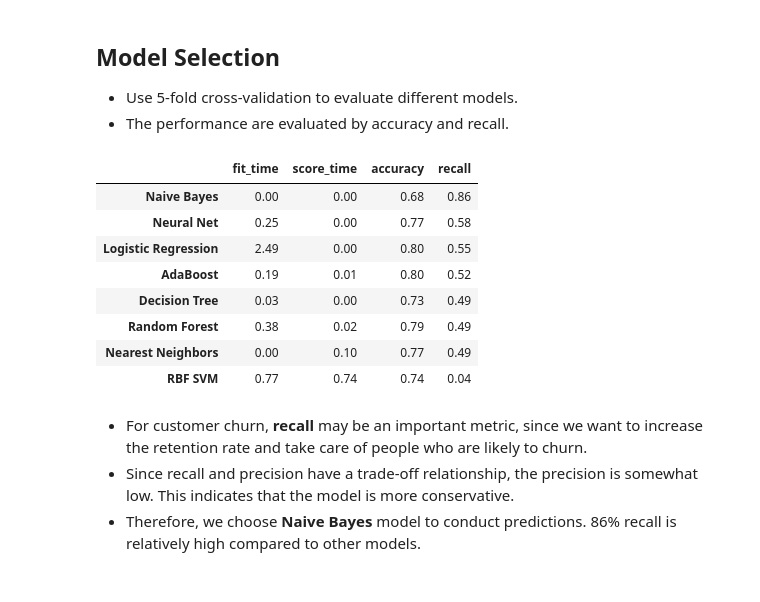
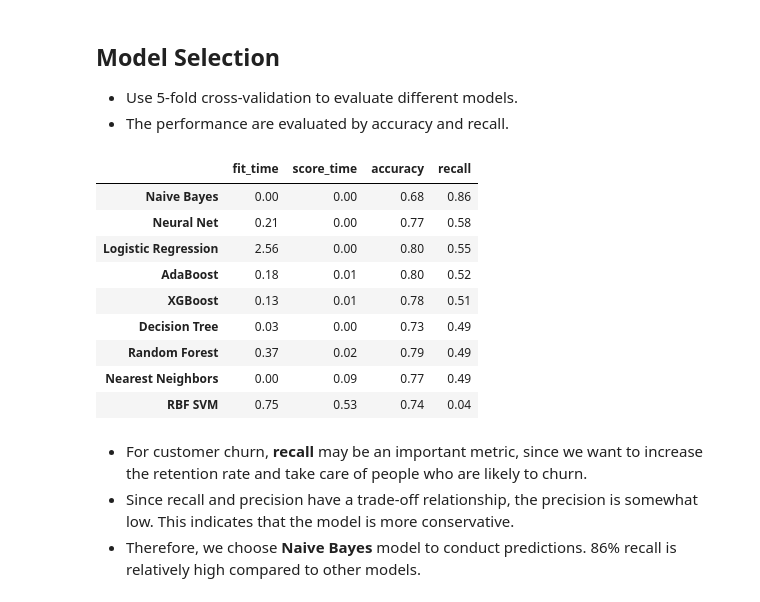
Before and after one commit to boboru/Customer-Churn-Analysis-and-Prediciton, a Jupyter notebook: main.ipynb, the cells around one changed output. Cells and saved outputs as stored; diff of their text form; code cells hidden in the pictures.

Commit message:
feat: update XGBoost

```diff
--- a/main.ipynb
+++ b/main.ipynb
@@ -386,6 +387,7 @@ names = [
     "AdaBoost",
     "Naive Bayes",
     "Logistic Regression",
+    "XGBoost"
 ]
 
 categorical_cols = [
@@ -458,36 +460,38 @@ alt.Chart(forest_importances).mark_bar().encode(
 # %%
 classifiers = [
     KNeighborsClassifier(5),
     SVC(kernel="rbf", gamma=2, C=1, random_state=42),
     DecisionTreeClassifier(random_state=42),
     RandomForestClassifier(random_state=42),
     MLPClassifier(alpha=1, max_iter=1000, random_state=42),
     AdaBoostClassifier(algorithm="SAMME", random_state=42),
     GaussianNB(),
     LogisticRegression(random_state=0, max_iter=100000, n_jobs=-1),
+    XGBClassifier(random_state=42, n_jobs=-1)
 ]
 
 result = []
 for name, classifier in zip(names, classifiers):
     scores = cross_validate(classifier, X, y, scoring=["accuracy", "recall"])
 
     result.append(pd.DataFrame(scores).mean().values.tolist())
 
 result_df = pd.DataFrame(result)
 result_df.columns = ["fit_time", "score_time", "accuracy", "recall"]
 result_df.index = names
 result_df = result_df.sort_values(by=["recall", "accuracy"], ascending=False).round(2)
 result_df
 # %% [output]
 |  | fit_time | score_time | accuracy | recall |
 | Naive Bayes | 0.00 | 0.00 | 0.68 | 0.86 |
-| Neural Net | 0.25 | 0.00 | 0.77 | 0.58 |
-| Logistic Regression | 2.49 | 0.00 | 0.80 | 0.55 |
-| AdaBoost | 0.19 | 0.01 | 0.80 | 0.52 |
+| Neural Net | 0.21 | 0.00 | 0.77 | 0.58 |
+| Logistic Regression | 2.56 | 0.00 | 0.80 | 0.55 |
+| AdaBoost | 0.18 | 0.01 | 0.80 | 0.52 |
+| XGBoost | 0.13 | 0.01 | 0.78 | 0.51 |
 | Decision Tree | 0.03 | 0.00 | 0.73 | 0.49 |
-| Random Forest | 0.38 | 0.02 | 0.79 | 0.49 |
-| Nearest Neighbors | 0.00 | 0.10 | 0.77 | 0.49 |
-| RBF SVM | 0.77 | 0.74 | 0.74 | 0.04 |
+| Random Forest | 0.37 | 0.02 | 0.79 | 0.49 |
+| Nearest Neighbors | 0.00 | 0.09 | 0.77 | 0.49 |
+| RBF SVM | 0.75 | 0.53 | 0.74 | 0.04 |
 # %% [markdown]
 - For customer churn, **recall** may be an important metric, since we want to increase the retention rate and take care of people who are likely to churn.
 - Since recall and precision have a trade-off relationship, the precision is somewhat low. This indicates that the model is more conservative.
```
Also changed, not shown: parts of 6 cells of this notebook, 2 other files.
